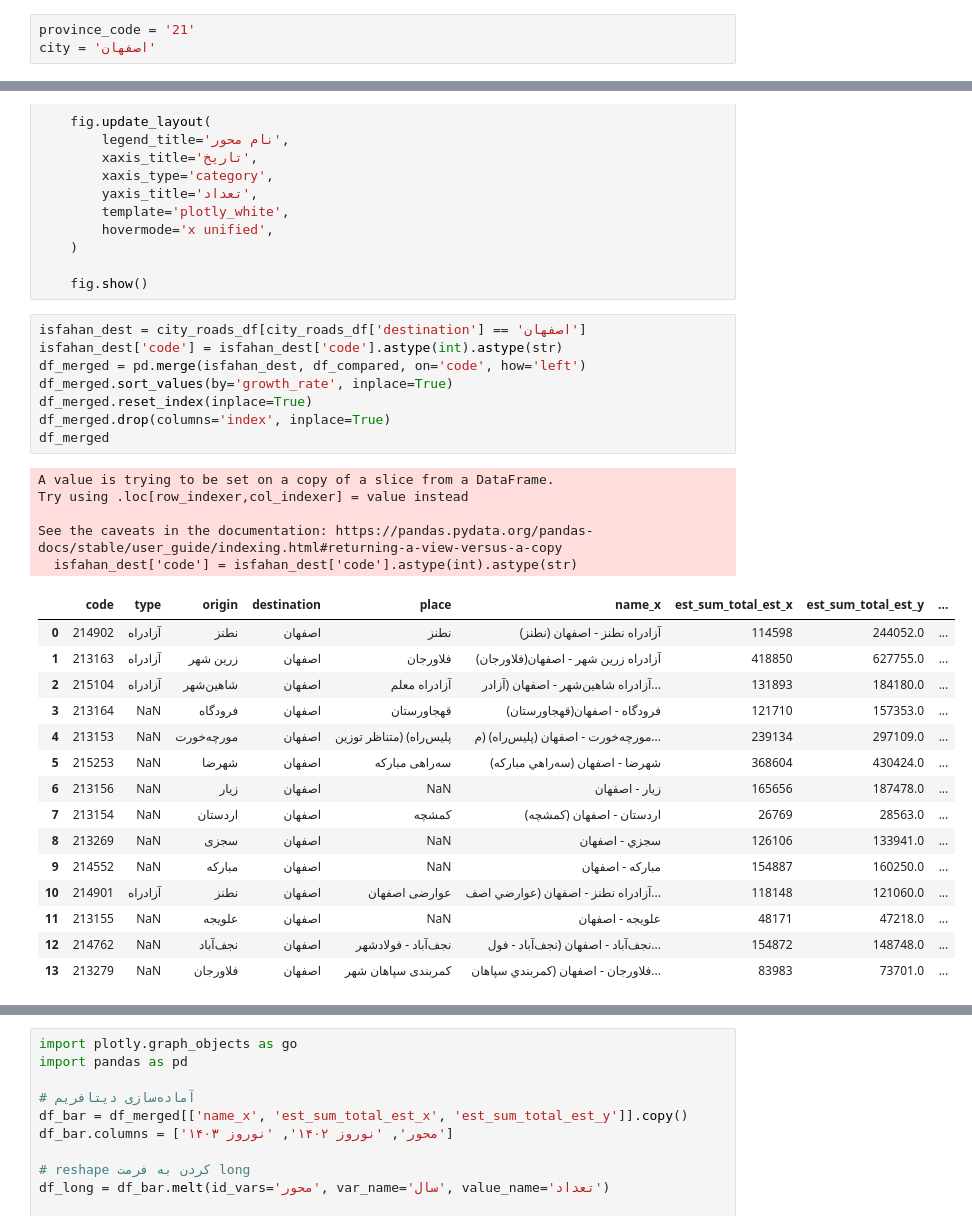
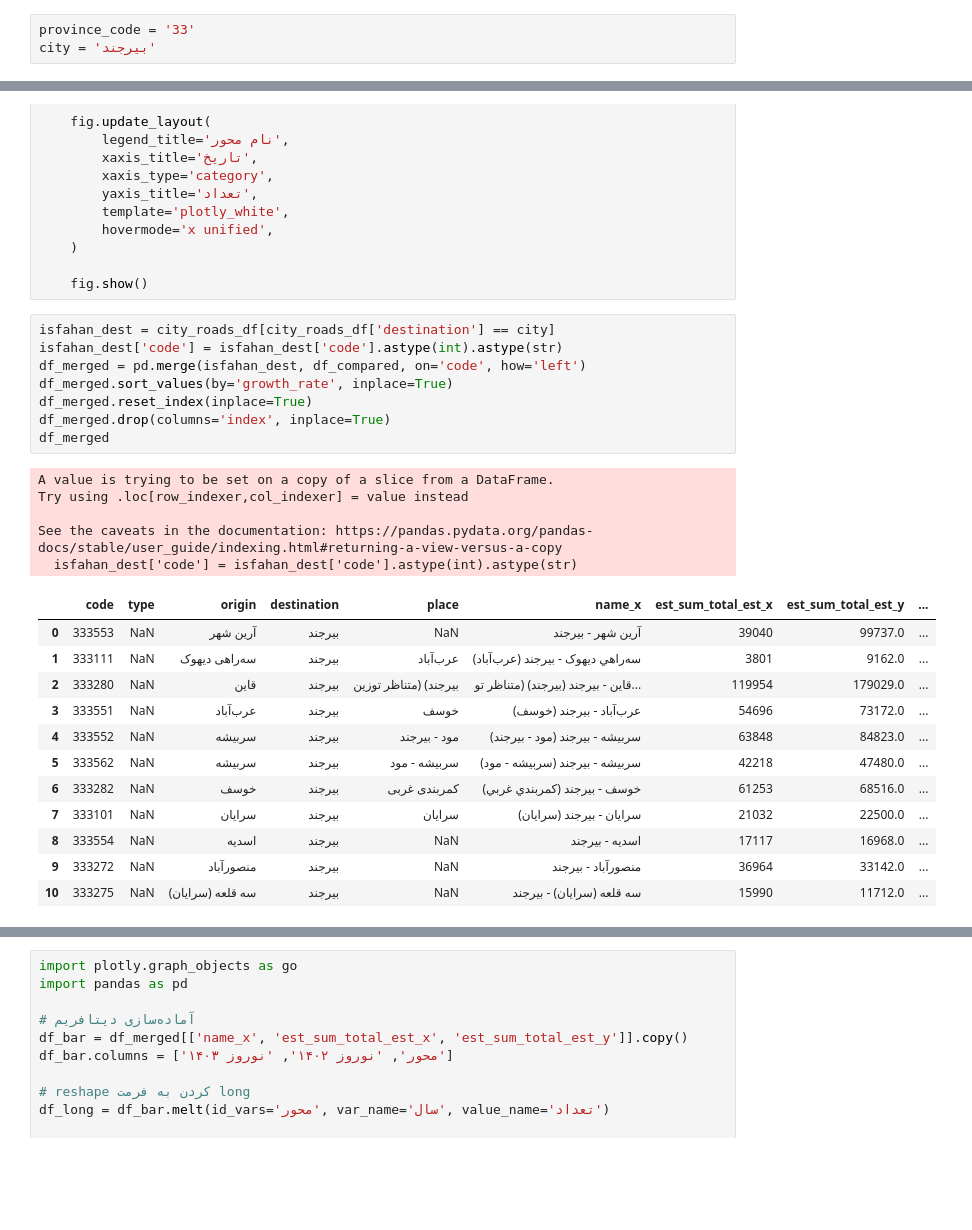
Before and after one commit to Kafsh-e-Mardane-Varzeshi-Hypo-Test-Team/RA_P1, a Jupyter notebook: phase_02/find_without_estimation_provice_growth.ipynb, the cells around one changed output, grey strips where cells are left out. Saved outputs shown, nothing was run; the diff lists cells and outputs as text; blank space fills up the shorter version.

```diff
--- a/phase_02/compare_city_in_out_plot.ipynb
+++ b/phase_02/find_without_estimation_provice_growth.ipynb
@@ -23,8 +23,8 @@ roads_df.head()
 # %% [markdown]
 ## Plot in and out
 # %%
-province_code = '21'
-city = 'اصفهان'
+province_code = '33'
+city = 'بیرجند'
 # %%
 city_roads_df = roads_df.loc[roads_df['code'].str.startswith(province_code) & ((roads_df['origin'] == city) | (roads_df['destination'] == city))]
 city_roads_df
@@ -151,31 +151,28 @@ def drawchart(num):
 
     fig.show()
 # %%
-isfahan_dest = city_roads_df[city_roads_df['destination'] == 'اصفهان']
+isfahan_dest = city_roads_df[city_roads_df['destination'] == city]
 isfahan_dest['code'] = isfahan_dest['code'].astype(int).astype(str)
 df_merged = pd.merge(isfahan_dest, df_compared, on='code', how='left')
 df_merged.sort_values(by='growth_rate', inplace=True)
 df_merged.reset_index(inplace=True)
 df_merged.drop(columns='index', inplace=True)
 df_merged
 # %% [output]
 A value is trying to be set on a copy of a slice from a DataFrame.
 Try using .loc[row_indexer,col_indexer] = value instead
 
 See the caveats in the documentation: https://pandas.pydata.org/pandas-docs/stable/user_guide/indexing.html#returning-a-view-versus-a-copy
   isfahan_dest['code'] = isfahan_dest['code'].astype(int).astype(str)
 |  | code | type | origin | destination | place | name_x | est_sum_total_est_x | est_sum_total_est_y | ... |
-| 0 | 214902 | آزادراه | نطنز | اصفهان | نطنز | آزادراه نطنز - اصفهان (نطنز) | 114598 | 244052.0 | ... |
-| 1 | 213163 | آزادراه | زرین شهر | اصفهان | فلاورجان | آزادراه زرين شهر - اصفهان(فلاورجان) | 418850 | 627755.0 | ... |
-| 2 | 215104 | آزادراه | شاهین‌شهر | اصفهان | آزادراه معلم | آزادراه شاهين‌شهر - اصفهان (آزادر... | 131893 | 184180.0 | ... |
-| 3 | 213164 | NaN | فرودگاه | اصفهان | قهجاورستان | فرودگاه - اصفهان(قهجاورستان) | 121710 | 157353.0 | ... |
-| 4 | 213153 | NaN | مورچه‌خورت | اصفهان | پلیس‌راه) (متناظر توزین | مورچه‌خورت - اصفهان (پليس‌راه) (م... | 239134 | 297109.0 | ... |
-| 5 | 215253 | NaN | شهرضا | اصفهان | سه‌راهی مبارکه | شهرضا - اصفهان (سه‌راهي مبارکه) | 368604 | 430424.0 | ... |
-| 6 | 213156 | NaN | زیار | اصفهان | NaN | زيار - اصفهان | 165656 | 187478.0 | ... |
-| 7 | 213154 | NaN | اردستان | اصفهان | کمشچه | اردستان - اصفهان (کمشچه) | 26769 | 28563.0 | ... |
-| 8 | 213269 | NaN | سجزی | اصفهان | NaN | سجزي - اصفهان | 126106 | 133941.0 | ... |
-| 9 | 214552 | NaN | مبارکه | اصفهان | NaN | مبارکه - اصفهان | 154887 | 160250.0 | ... |
-| 10 | 214901 | آزادراه | نطنز | اصفهان | عوارضی اصفهان | آزادراه نطنز - اصفهان (عوارضي اصف... | 118148 | 121060.0 | ... |
-| 11 | 213155 | NaN | علویجه | اصفهان | NaN | علويجه - اصفهان | 48171 | 47218.0 | ... |
-| 12 | 214762 | NaN | نجف‌آباد | اصفهان | نجف‌آباد - فولادشهر | نجف‌آباد - اصفهان (نجف‌آباد - فول... | 154872 | 148748.0 | ... |
-| 13 | 213279 | NaN | فلاورجان | اصفهان | کمربندی سپاهان شهر | فلاورجان - اصفهان (کمربندي سپاهان... | 83983 | 73701.0 | ... |
+| 0 | 333553 | NaN | آرین شهر | بیرجند | NaN | آرين شهر - بيرجند | 39040 | 99737.0 | ... |
+| 1 | 333111 | NaN | سه‌راهی دیهوک | بیرجند | عرب‌آباد | سه‌راهي ديهوک - بيرجند (عرب‌آباد) | 3801 | 9162.0 | ... |
+| 2 | 333280 | NaN | قاین | بیرجند | بیرجند) (متناظر توزین | قاين - بيرجند (بيرجند) (متناظر تو... | 119954 | 179029.0 | ... |
+| 3 | 333551 | NaN | عرب‌آباد | بیرجند | خوسف | عرب‌آباد - بيرجند (خوسف) | 54696 | 73172.0 | ... |
+| 4 | 333552 | NaN | سربیشه | بیرجند | مود - بیرجند | سربيشه - بيرجند (مود - بيرجند) | 63848 | 84823.0 | ... |
+| 5 | 333562 | NaN | سربیشه | بیرجند | سربیشه - مود | سربيشه - بيرجند (سربيشه - مود) | 42218 | 47480.0 | ... |
+| 6 | 333282 | NaN | خوسف | بیرجند | کمربندی غربی | خوسف - بيرجند (کمربندي غربي) | 61253 | 68516.0 | ... |
+| 7 | 333101 | NaN | سرایان | بیرجند | سرایان | سرايان - بيرجند (سرايان) | 21032 | 22500.0 | ... |
+| 8 | 333554 | NaN | اسدیه | بیرجند | NaN | اسديه - بيرجند | 17117 | 16968.0 | ... |
+| 9 | 333272 | NaN | منصورآباد | بیرجند | NaN | منصورآباد - بيرجند | 36964 | 33142.0 | ... |
+| 10 | 333275 | NaN | سه قلعه (سرایان) | بیرجند | NaN | سه قلعه (سرايان) - بيرجند | 15990 | 11712.0 | ... |
```
Also changed, not shown: parts of 9 cells of this notebook, 8 other files.
